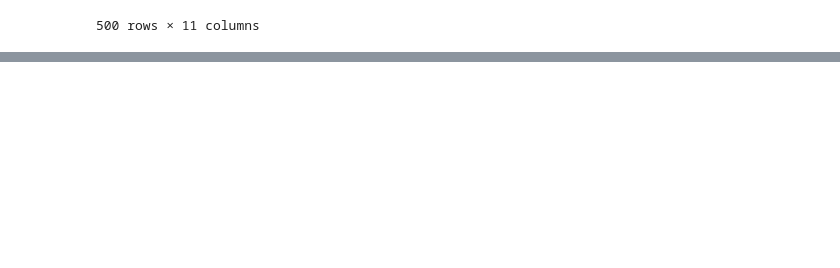
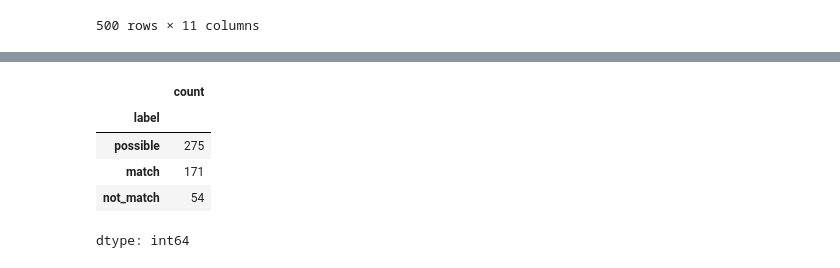
Before and after one commit to Thanrada2024/illegal_accommodation, a Jupyter notebook: DS_task.ipynb, the cells around one changed output, grey strips where cells are left out. Cells and saved outputs as stored; diff of their text form; code cells hidden in the pictures; blank space fills up the shorter version.

```diff
--- a/DS_task.ipynb
+++ b/DS_task.ipynb
@@ -843,0 +452,9 @@ display(OTA_df_ex.head(10)) # Display all 10 rows for verification
+# %%
+result_view.label.value_counts()
+# %% [output]
+|  | count |
+| label |  |
+| possible | 275 |
+| match | 171 |
+| not_match | 54 |
+dtype: int64
```
Also changed, not shown: parts of 8 cells of this notebook.
